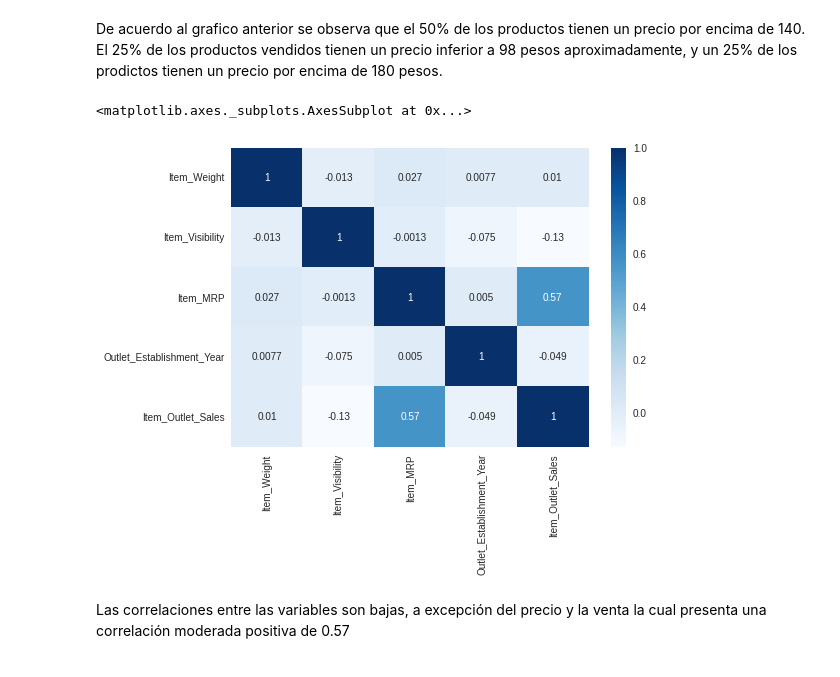
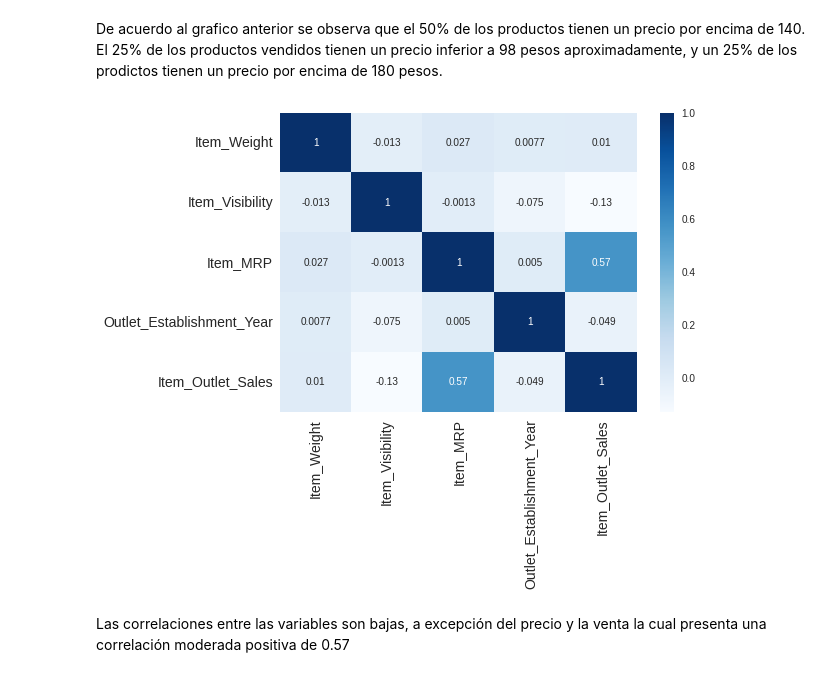
Before and after one commit to alejagaco/sales_predictions, a Jupyter notebook: Sales_Predictions.ipynb, the cells around one changed output. Saved outputs shown, nothing was run; the diff lists cells and outputs as text; code cells hidden in the pictures.

```diff
--- a/Sales_Predictions.ipynb
+++ b/Sales_Predictions.ipynb
@@ -395,9 +395,14 @@ plt.ylabel('Precio Venta Público',fontsize=20);
 De acuerdo al grafico anterior se observa que el 50% de los productos tienen un precio por encima de 140. El 25% de los productos vendidos tienen un precio inferior a 98 pesos aproximadamente, y un 25% de los prodictos tienen un precio por encima de 180 pesos.
 # %%
 corr = df.corr()
-sns.heatmap(corr,cmap='Blues',annot=True)
+sns.heatmap(corr,cmap='Blues',annot=True);
+
+plt.xticks(fontsize=14);
+plt.yticks(fontsize=14);
+
+fig.tight_layout()
+plt.show()
 # %% [output]
-<matplotlib.axes._subplots.AxesSubplot at 0x...>
-[figure, old version]
+[figure, new version]
 # %% [markdown]
 Las correlaciones entre las variables son bajas, a excepción del precio y la venta la cual presenta una correlación moderada positiva de 0.57
```
Also changed, not shown: parts of 6 cells of this notebook.
